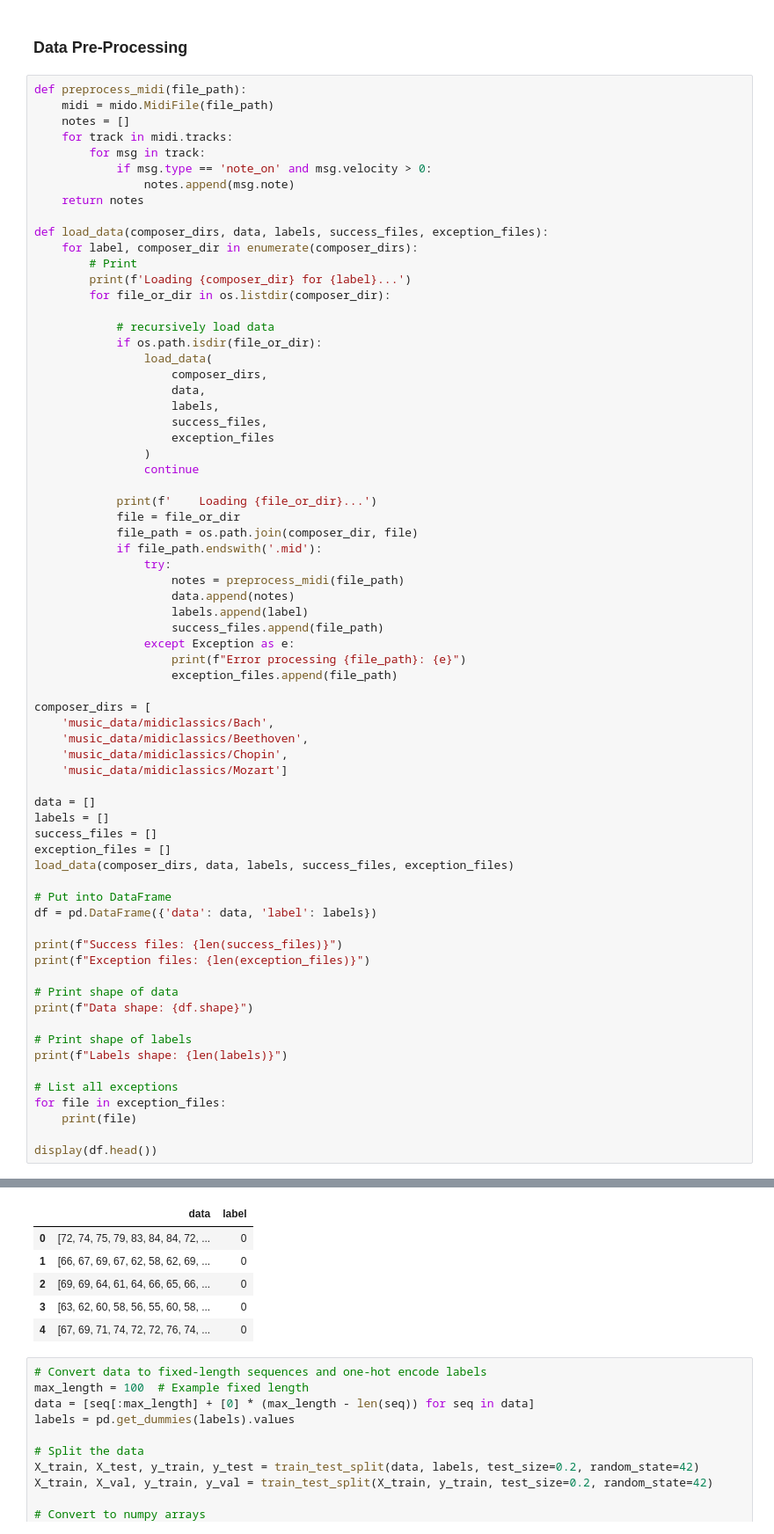
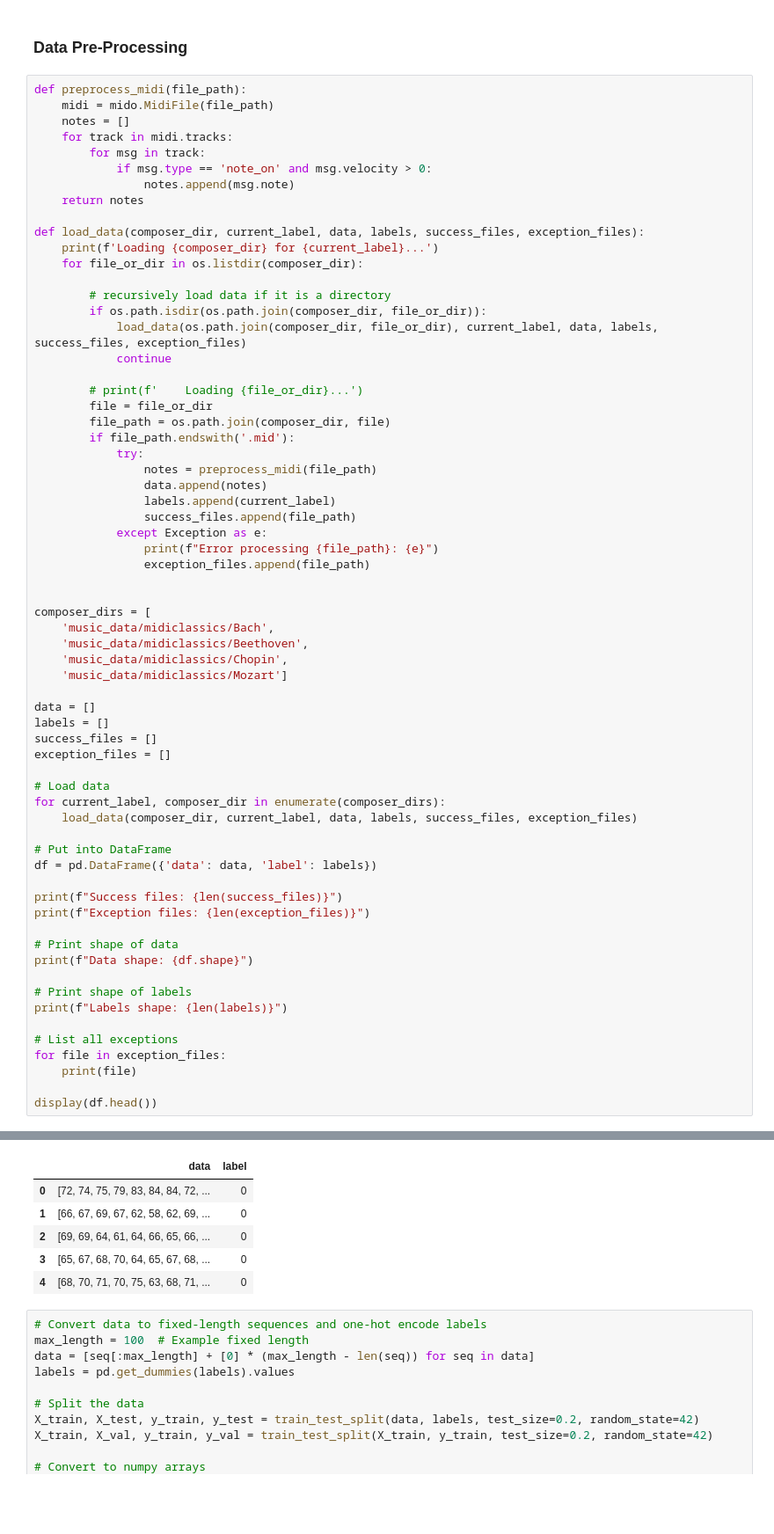
Before and after one commit to friedelj/AAI-511-final-project, a Jupyter notebook: team4_final_project.ipynb, the cells around one changed output, grey strips where cells are left out. Shown at 88% size. Cells and saved outputs as stored; diff of their text form; blank space fills up the shorter version.

Commit message:
fix: files processing

```diff
--- a/team4_final_project.ipynb
+++ b/team4_final_project.ipynb
@@ -24,35 +24,28 @@ def preprocess_midi(file_path):
                 notes.append(msg.note)
     return notes
 
-def load_data(composer_dirs, data, labels, success_files, exception_files):
-    for label, composer_dir in enumerate(composer_dirs):
-        # Print
-        print(f'Loading {composer_dir} for {label}...')
-        for file_or_dir in os.listdir(composer_dir):
+def load_data(composer_dir, current_label, data, labels, success_files, exception_files):
+    print(f'Loading {composer_dir} for {current_label}...')
+    for file_or_dir in os.listdir(composer_dir):
 
-            # recursively load data
-            if os.path.isdir(file_or_dir):
-                load_data(
-                    composer_dirs,
-                    data,
-                    labels,
-                    success_files,
-                    exception_files
-                )
-                continue
+        # recursively load data if it is a directory
+        if os.path.isdir(os.path.join(composer_dir, file_or_dir)):
+            load_data(os.path.join(composer_dir, file_or_dir), current_label, data, labels, success_files, exception_files)
+            continue
 
-            print(f'    Loading {file_or_dir}...')
-            file = file_or_dir
-            file_path = os.path.join(composer_dir, file)
-            if file_path.endswith('.mid'):
-                try:
-                    notes = preprocess_midi(file_path)
-                    data.append(notes)
-                    labels.append(label)
-                    success_files.append(file_path)
-                except Exception as e:
-                    print(f"Error processing {file_path}: {e}")
-                    exception_files.append(file_path)
+        # print(f'    Loading {file_or_dir}...')
+        file = file_or_dir
+        file_path = os.path.join(composer_dir, file)
+        if file_path.endswith('.mid'):
+            try:
+                notes = preprocess_midi(file_path)
+                data.append(notes)
+                labels.append(current_label)
+                success_files.append(file_path)
+            except Exception as e:
+                print(f"Error processing {file_path}: {e}")
+                exception_files.append(file_path)
+
 
 composer_dirs = [
     'music_data/midiclassics/Bach',
@@ -64,7 +57,10 @@ data = []
 labels = []
 success_files = []
 exception_files = []
-load_data(composer_dirs, data, labels, success_files, exception_files)
+
+# Load data
+for current_label, composer_dir in enumerate(composer_dirs):
+    load_data(composer_dir, current_label, data, labels, success_files, exception_files)
 
 # Put into DataFrame
 df = pd.DataFrame({'data': data, 'label': labels})
@@ -104,9 +100,9 @@ music_data/midiclassics/Beethoven/Anhang 14-3.mid
 |  | data | label |
 | 0 | [72, 74, 75, 79, 83, 84, 84, 72, ... | 0 |
 | 1 | [66, 67, 69, 67, 62, 58, 62, 69, ... | 0 |
 | 2 | [69, 69, 64, 61, 64, 66, 65, 66, ... | 0 |
-| 3 | [63, 62, 60, 58, 56, 55, 60, 58, ... | 0 |
-| 4 | [67, 69, 71, 74, 72, 72, 76, 74, ... | 0 |
+| 3 | [65, 67, 68, 70, 64, 65, 67, 68, ... | 0 |
+| 4 | [68, 70, 71, 70, 75, 63, 68, 71, ... | 0 |
 # %%
 # Convert data to fixed-length sequences and one-hot encode labels
 max_length = 100  # Example fixed length
```
Also changed, not shown: parts of 3 cells of this notebook, 6 other files.
